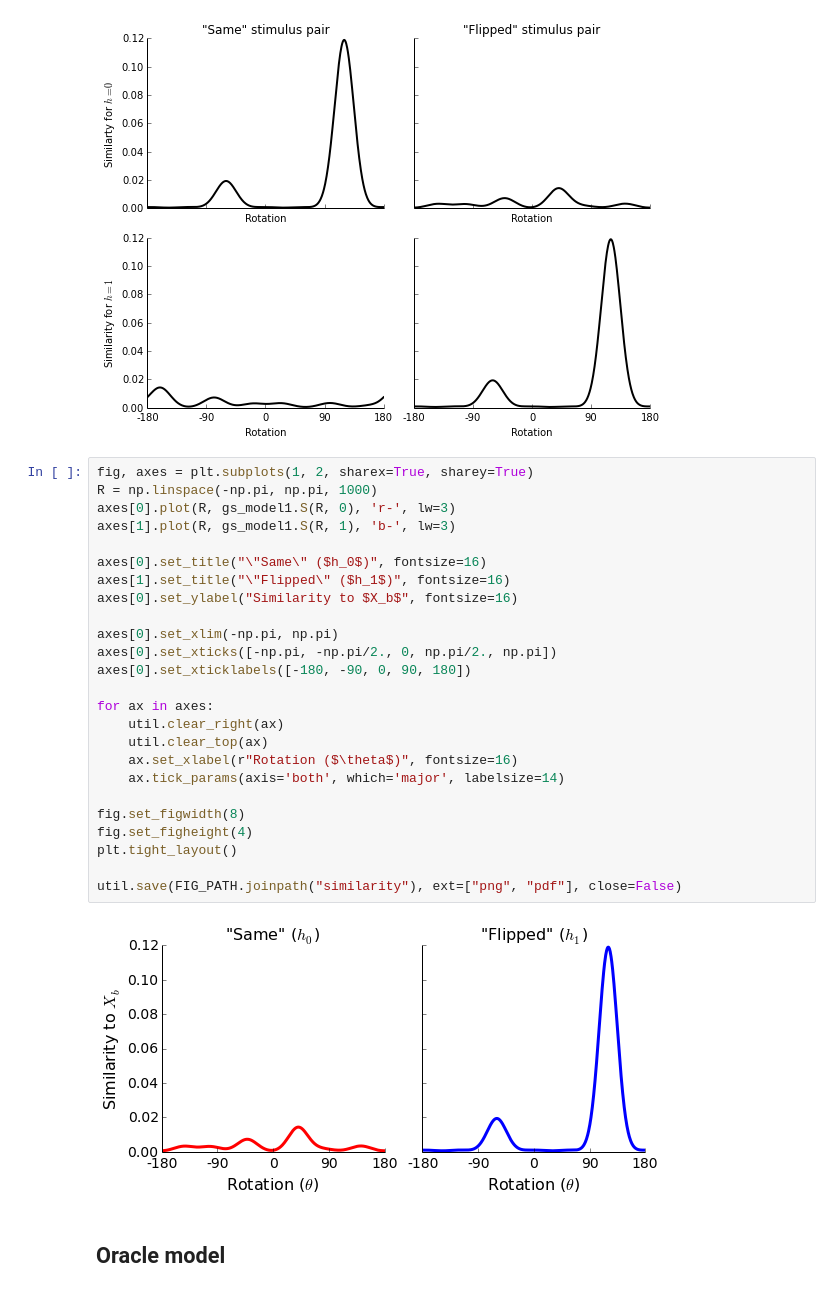
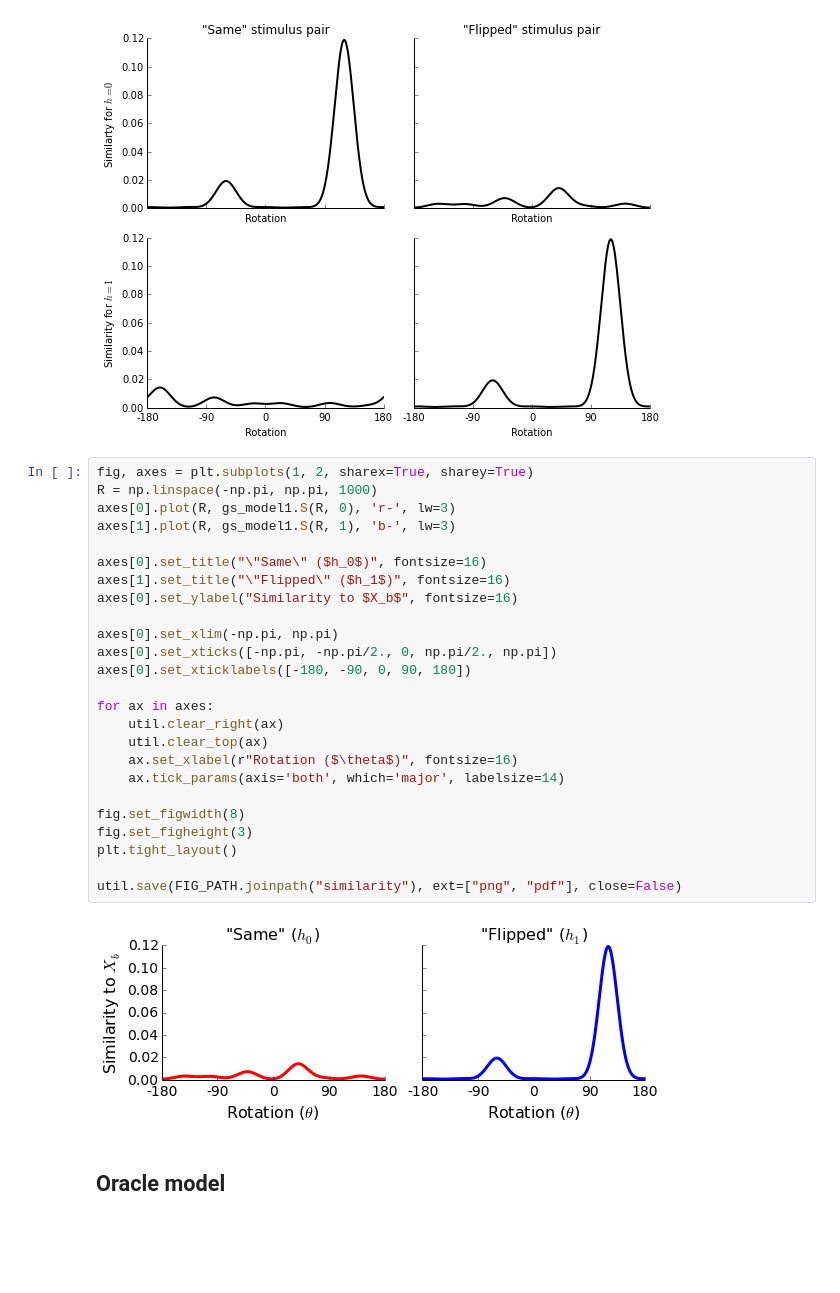
Before and after one commit to jhamrick/optimal-mental-rotation, a Jupyter notebook: analysis/model-examples.ipynb, the cells around one changed output. Drawn from its saved outputs; the diff is of its cells as text; blank space fills up the shorter version.

Commit message:
Update similarity figure

```diff
--- a/analysis/model-examples.ipynb
+++ b/analysis/model-examples.ipynb
@@ -121,30 +121,30 @@ format_plot(fig, axes)
 # %%
 fig, axes = plt.subplots(1, 2, sharex=True, sharey=True)
 R = np.linspace(-np.pi, np.pi, 1000)
 axes[0].plot(R, gs_model1.S(R, 0), 'r-', lw=3)
 axes[1].plot(R, gs_model1.S(R, 1), 'b-', lw=3)
 
 axes[0].set_title("\"Same\" ($h_0$)", fontsize=16)
 axes[1].set_title("\"Flipped\" ($h_1$)", fontsize=16)
 axes[0].set_ylabel("Similarity to $X_b$", fontsize=16)
 
 axes[0].set_xlim(-np.pi, np.pi)
 axes[0].set_xticks([-np.pi, -np.pi/2., 0, np.pi/2., np.pi])
 axes[0].set_xticklabels([-180, -90, 0, 90, 180])
 
 for ax in axes:
     util.clear_right(ax)
     util.clear_top(ax)
     ax.set_xlabel(r"Rotation ($\theta$)", fontsize=16)
     ax.tick_params(axis='both', which='major', labelsize=14)
 
 fig.set_figwidth(8)
-fig.set_figheight(4)
+fig.set_figheight(3)
 plt.tight_layout()
 
 util.save(FIG_PATH.joinpath("similarity"), ext=["png", "pdf"], close=False)
 # %% [output]
-[figure, old version]
+[figure, new version]
 # %% [markdown]
 ## Oracle model
 # %%
```
Also changed, not shown: 4 other files.
